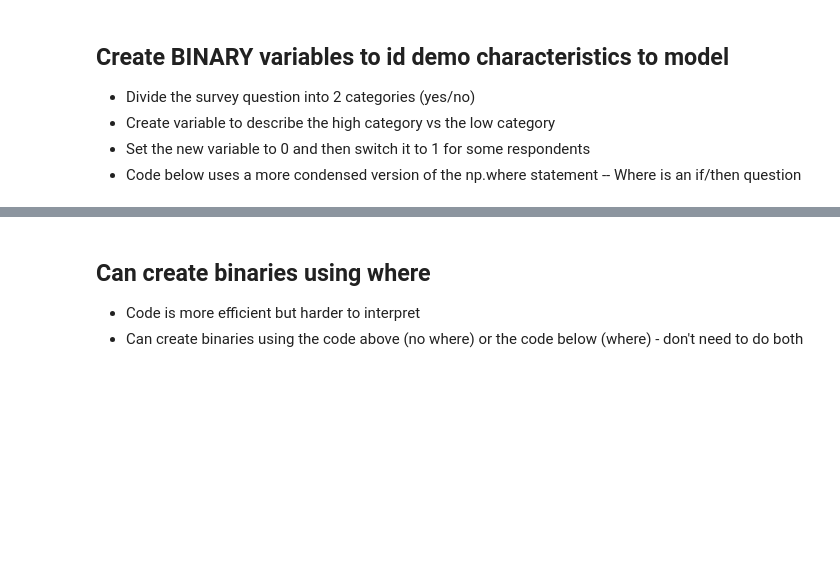
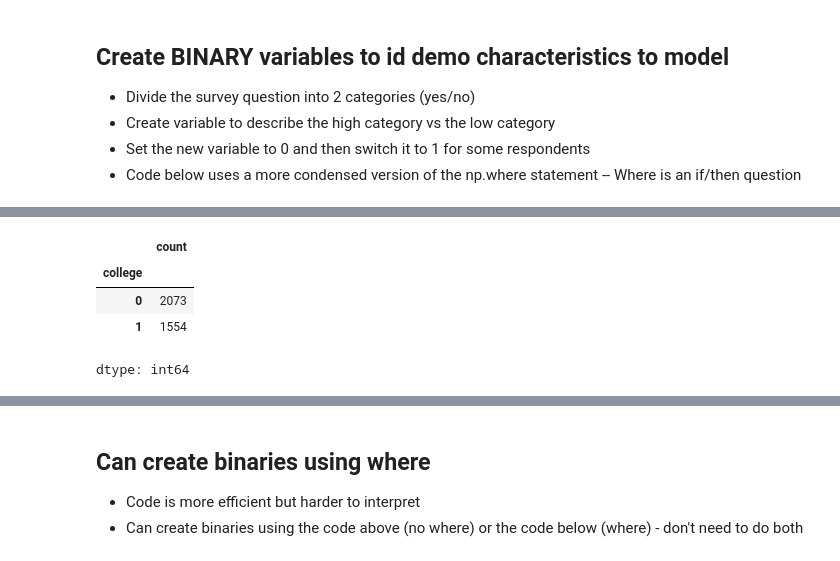
Before and after one commit to 550tealeaves/DATA-70500-working-with-data, a Jupyter notebook: Orig_Lab5_SurveyDataAnalysisPew.ipynb, the cells around one changed output, grey strips where cells are left out. Drawn from its saved outputs; the diff is of its cells as text; code cells hidden in the pictures; blank space fills up the shorter version.

```diff
--- a/Orig_Lab5_SurveyDataAnalysisPew.ipynb
+++ b/Orig_Lab5_SurveyDataAnalysisPew.ipynb
@@ -350,0 +368,8 @@ Climate_df.loc[Climate_df['F_PARTY_FINAL'] == 1, ['republican']] = 1
+# %%
+Climate_df['college'].value_counts()
+# %% [output]
+|  | count |
+| college |  |
+| 0 | 2073 |
+| 1 | 1554 |
+dtype: int64
```
Also changed, not shown: parts of 14 cells of this notebook.
